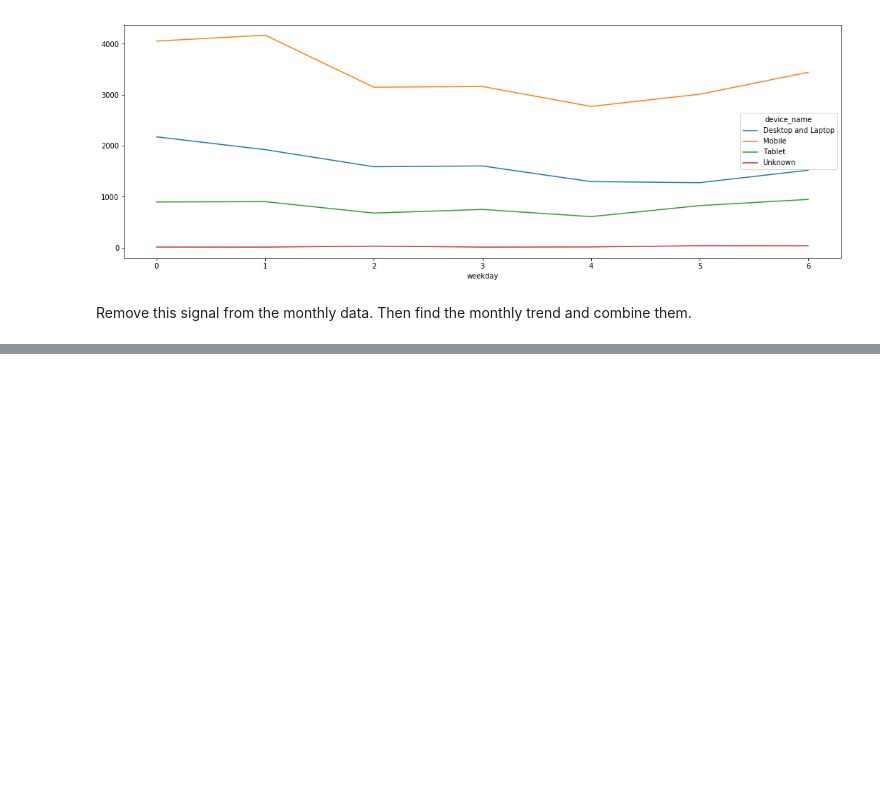
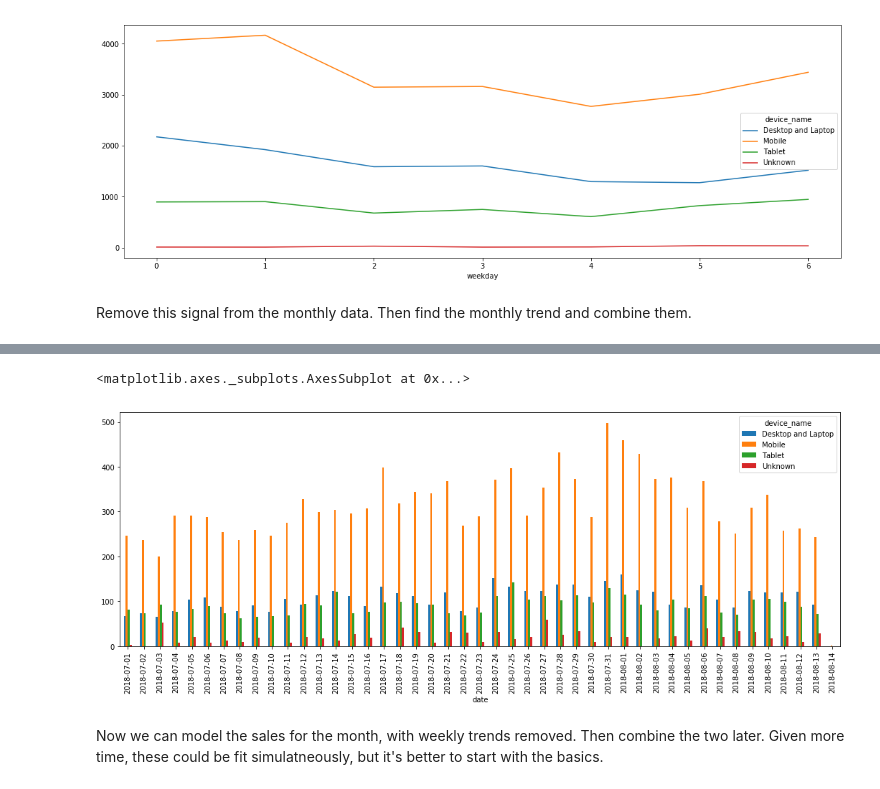
Before and after one commit to JoekingCooper/btakehometask, a Jupyter notebook: notebooks/Forecasting.ipynb, the cells around one changed output, grey strips where cells are left out. Drawn from its saved outputs; the diff is of its cells as text; code cells hidden in the pictures; blank space fills up the shorter version.

```diff
--- a/notebooks/Forecasting.ipynb
+++ b/notebooks/Forecasting.ipynb
@@ -66,0 +172,2 @@ Remove this signal from the monthly data. Then find the monthly trend and combin
+# %%
+modelling_df=df.groupby(by=['device_name', 'date']).sum()['total_products'].unstack(0)
@@ -66,0 +193,9 @@ Remove this signal from the monthly data. Then find the monthly trend and combin
+# %%
+def scale_total_products_modelling(row,dwd,col):
+    scaler=dwd[col].apply(lambda x:x/dwd[col].mean())
+    weekday_temp=pd.to_datetime(row.name).weekday()
+    #print(scaler,weekday_temp,scaler[weekday_temp])
+    return row[col]/scaler[weekday_temp]
+modelling_df_new=modelling_df
+for column in modelling_df.columns:
+    modelling_df_new[column]=modelling_df.apply(lambda row:scale_total_products_modelling(row,device_weekday,column),axis=1)
@@ -66,0 +217,8 @@ Remove this signal from the monthly data. Then find the monthly trend and combin
+# %%
+f, ax = plt.subplots(1,figsize=(18,6))
+modelling_df_new.plot(kind='bar', ax=ax)
+# %% [output]
+<matplotlib.axes._subplots.AxesSubplot at 0x...>
+[figure, added]
+# %% [markdown]
+Now we can model the sales for the month, with weekly trends removed. Then combine the two later. Given more time, these could be fit simulatneously, but it's better to start with the basics.
```
Also changed, not shown: parts of 24 cells of this notebook.
